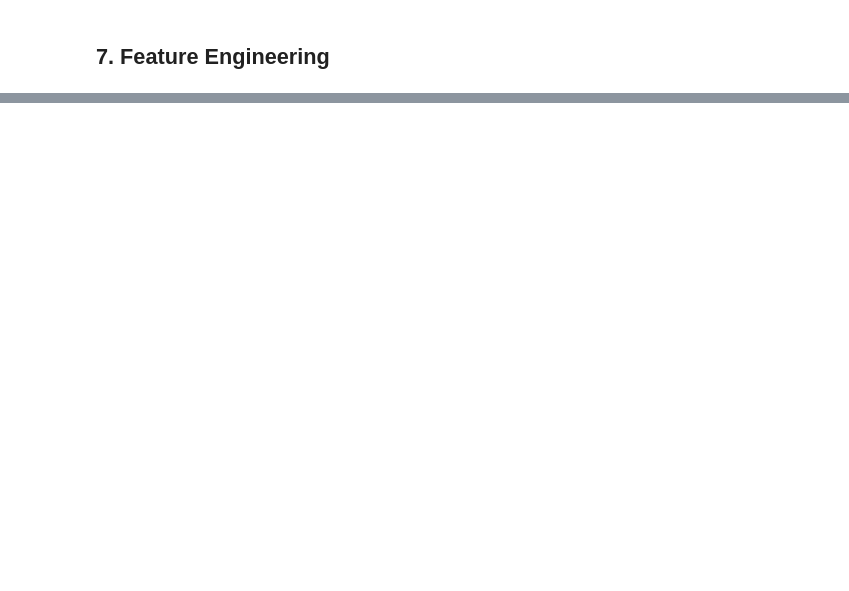
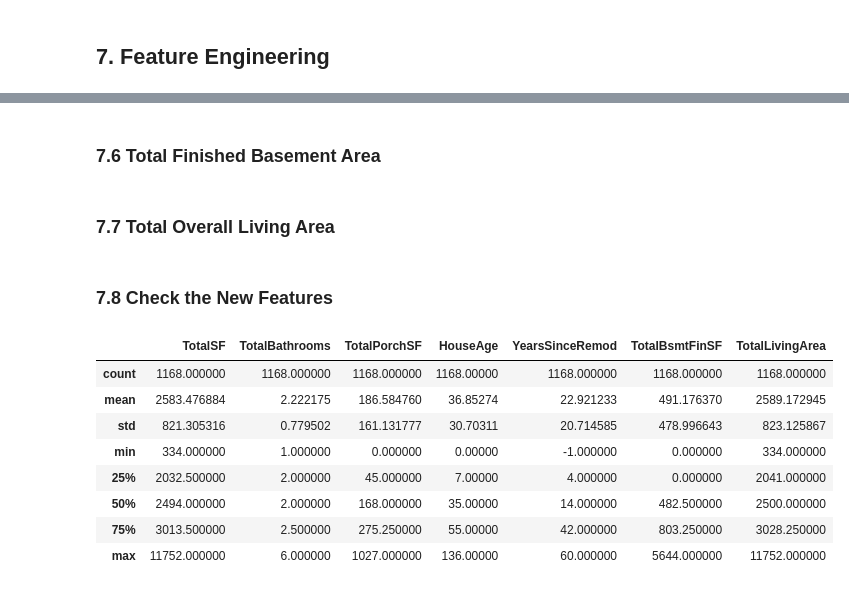
Before and after one commit to VenuriDampahalage/ames-housing-price-prediction, a Jupyter notebook: preProcessing.ipynb, the cells around one changed output, grey strips where cells are left out. Drawn from its saved outputs; the diff is of its cells as text; code cells hidden in the pictures; blank space fills up the shorter version.

```diff
--- a/preProcessing.ipynb
+++ b/preProcessing.ipynb
@@ -1178,0 +631,3 @@ display(
+# %%
+X_train['HouseAge'] = X_train['YrSold'] - X_train['YearBuilt']
+X_test['HouseAge'] = X_test['YrSold'] - X_test['YearBuilt']
@@ -1178,0 +636,56 @@ display(
+# %%
+X_train['YearsSinceRemod'] = (
+    X_train['YrSold'] - X_train['YearRemodAdd']
+)
+
+X_test['YearsSinceRemod'] = (
+    X_test['YrSold'] - X_test['YearRemodAdd']
+)
+# %% [markdown]
+### 7.6 Total Finished Basement Area
+# %%
+X_train['TotalBsmtFinSF'] = (
+    X_train['BsmtFinSF1'] +
+    X_train['BsmtFinSF2']
+)
+
+X_test['TotalBsmtFinSF'] = (
+    X_test['BsmtFinSF1'] +
+    X_test['BsmtFinSF2']
+)
+# %% [markdown]
+### 7.7 Total Overall Living Area
+# %%
+X_train['TotalLivingArea'] = (
+    X_train['GrLivArea'] +
+    X_train['TotalBsmtSF']
+)
+
+X_test['TotalLivingArea'] = (
+    X_test['GrLivArea'] +
+    X_test['TotalBsmtSF']
+)
+# %% [markdown]
+### 7.8 Check the New Features
+# %%
+new_features = [
+    'TotalSF',
+    'TotalBathrooms',
+    'TotalPorchSF',
+    'HouseAge',
+    'YearsSinceRemod',
+    'TotalBsmtFinSF',
+    'TotalLivingArea'
+]
+
+X_train[new_features].describe()
+# %% [output]
+|  | TotalSF | TotalBathrooms | TotalPorchSF | HouseAge | YearsSinceRemod | TotalBsmtFinSF | TotalLivingArea |
+| count | 1168.000000 | 1168.000000 | 1168.000000 | 1168.00000 | 1168.000000 | 1168.000000 | 1168.000000 |
+| mean | 2583.476884 | 2.222175 | 186.584760 | 36.85274 | 22.921233 | 491.176370 | 2589.172945 |
+| std | 821.305316 | 0.779502 | 161.131777 | 30.70311 | 20.714585 | 478.996643 | 823.125867 |
+| min | 334.000000 | 1.000000 | 0.000000 | 0.00000 | -1.000000 | 0.000000 | 334.000000 |
+| 25% | 2032.500000 | 2.000000 | 45.000000 | 7.00000 | 4.000000 | 0.000000 | 2041.000000 |
+| 50% | 2494.000000 | 2.000000 | 168.000000 | 35.00000 | 14.000000 | 482.500000 | 2500.000000 |
+| 75% | 3013.500000 | 2.500000 | 275.250000 | 55.00000 | 42.000000 | 803.250000 | 3028.250000 |
+| max | 11752.000000 | 6.000000 | 1027.000000 | 136.00000 | 60.000000 | 5644.000000 | 11752.000000 |
```
Also changed, not shown: parts of 155 cells of this notebook, 3 other files.
